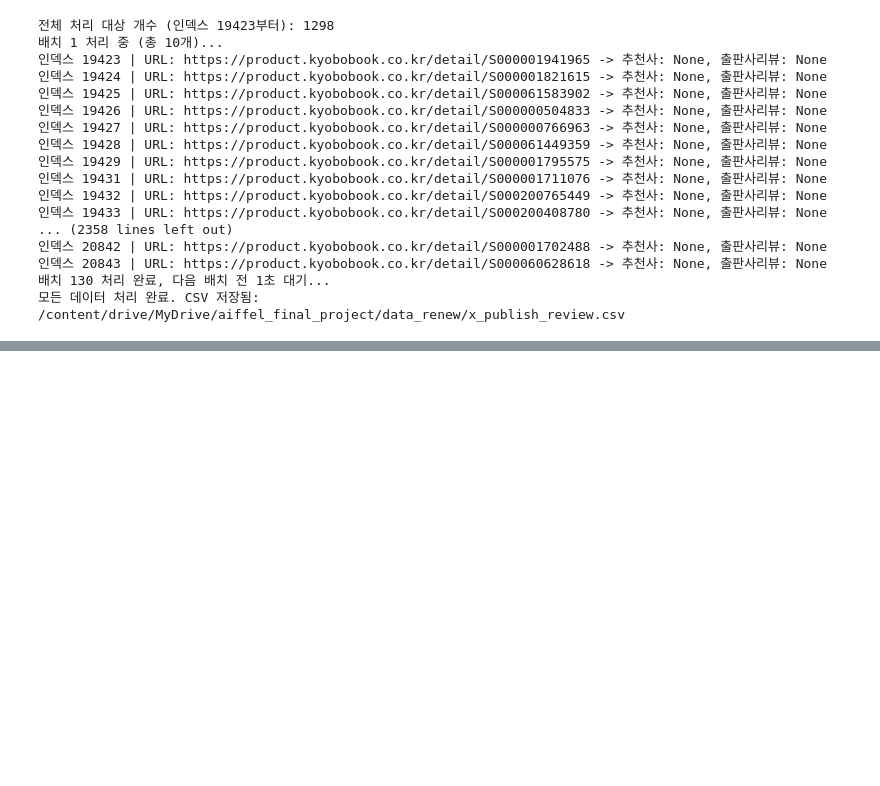
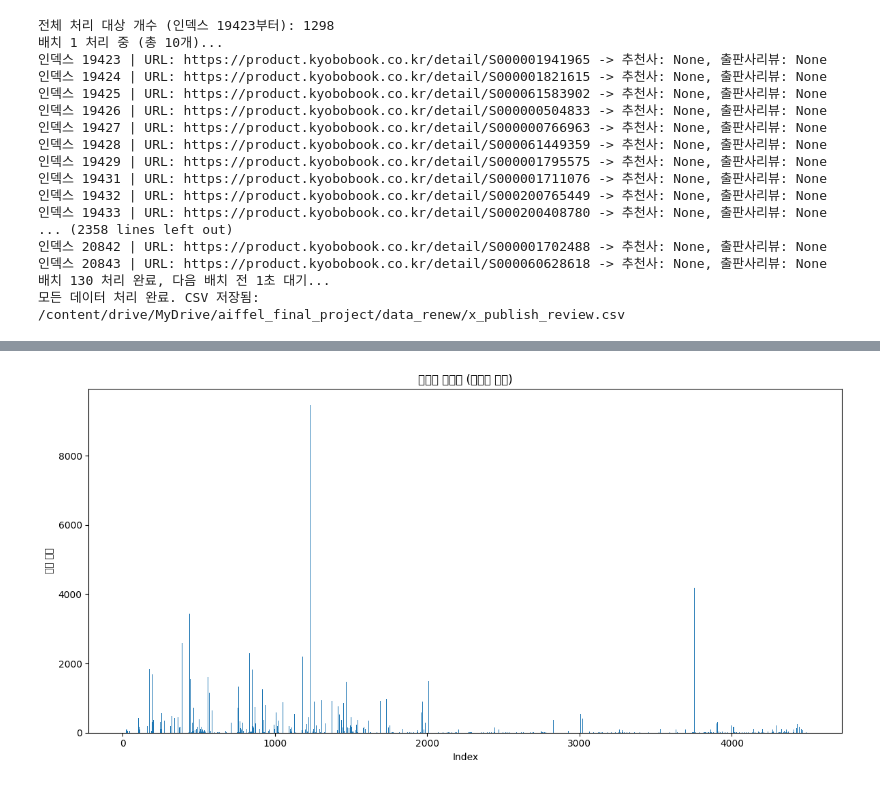
Before and after one commit to YangJiWoong96/Kill_the_RAG, a Jupyter notebook: Project/Aiffel_final_project/Preprocessing/Data Web Crawling/Data_url&text_Crawling.ipynb, the cells around one changed output, grey strips where cells are left out. Cells and saved outputs as stored; diff of their text form; code cells hidden in the pictures; blank space fills up the shorter version.

Commit message:
compare embedding, Modular RAG and book_contents_crawing

```diff
--- a/Project/Aiffel_final_project/Preprocessing/Data Web Crawling/Data_url&text_Crawling.ipynb
+++ b/Project/Aiffel_final_project/Preprocessing/Data Web Crawling/Data_url&text_Crawling.ipynb
@@ -1168,0 +1536,6 @@ driver.quit()
+# %%
+x_contents['목차'] = np.where(x_contents['목차'] == '[이 책은 목차가 없습니다.]', np.nan, x_contents['목차'])
+# %%
+x_contents['목차'] = np.where(x_contents['목차'] == '[이 책은 목차가 없습니다]', np.nan, x_contents['목차'])
+# %%
+x_contents['목차'] = np.where(x_contents['목차'] == '이 도서는 목착가 없습니다', np.nan, x_contents['목차'])
@@ -1168,0 +1575,11 @@ driver.quit()
+# %%
+replace_list = [
+    '구약전서\n신약전서',
+    '구약성서\n신약성서\n찬송가',
+    '구약전서\n산약전서\n새찬송가',
+    'VSVS',
+    '보라',
+    '발간사\n일러두기\n활용법\n성경책명약자표\n구약전서\n신약전서'
+]
+
+x_contents.loc[x_contents['목차'].isin(replace_list), '목차'] = np.nan
@@ -1168,0 +1660,16 @@ driver.quit()
+# %%
+import matplotlib.pyplot as plt
+# 목차 길이 계산
+filtered_data = x_contents[['ISBN', '목차']].copy()
+filtered_data['목차_len'] = filtered_data['목차'].str.len()
+
+# 인덱스 순서로 목차 길이만 시각화
+plt.figure(figsize=(12, 6))
+plt.bar(filtered_data.index, filtered_data['목차_len'])  # 인덱스를 x축으로
+plt.xlabel('Index')
+plt.ylabel('목차 길이')
+plt.title('목차당 글자수 (인덱스 순서)')
+plt.tight_layout()
+plt.show()
+# %% [output]
+[figure, added]
```
Also changed, not shown: parts of 64 cells of this notebook, 8 other files.
